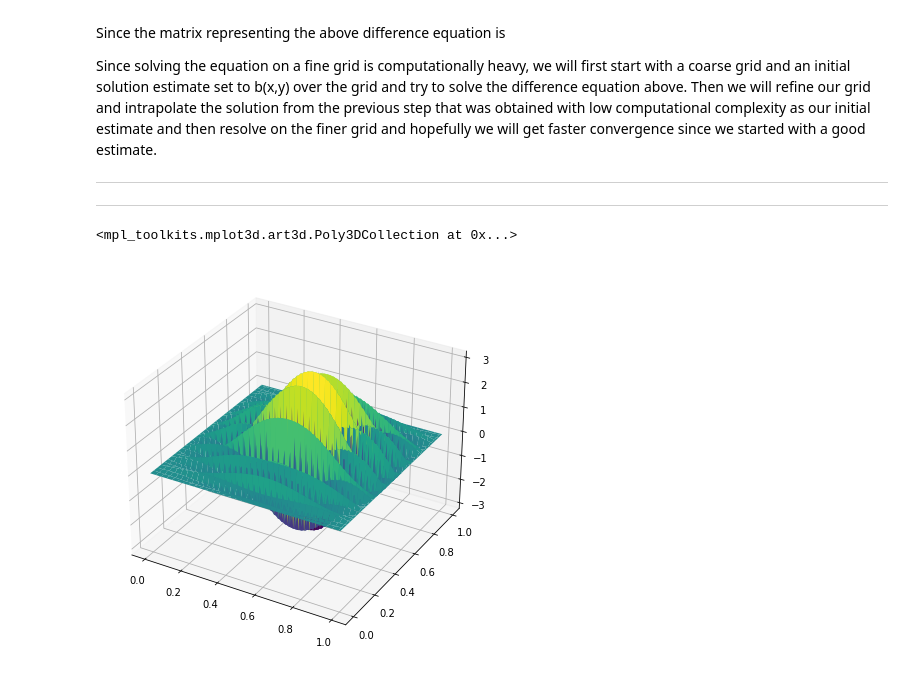
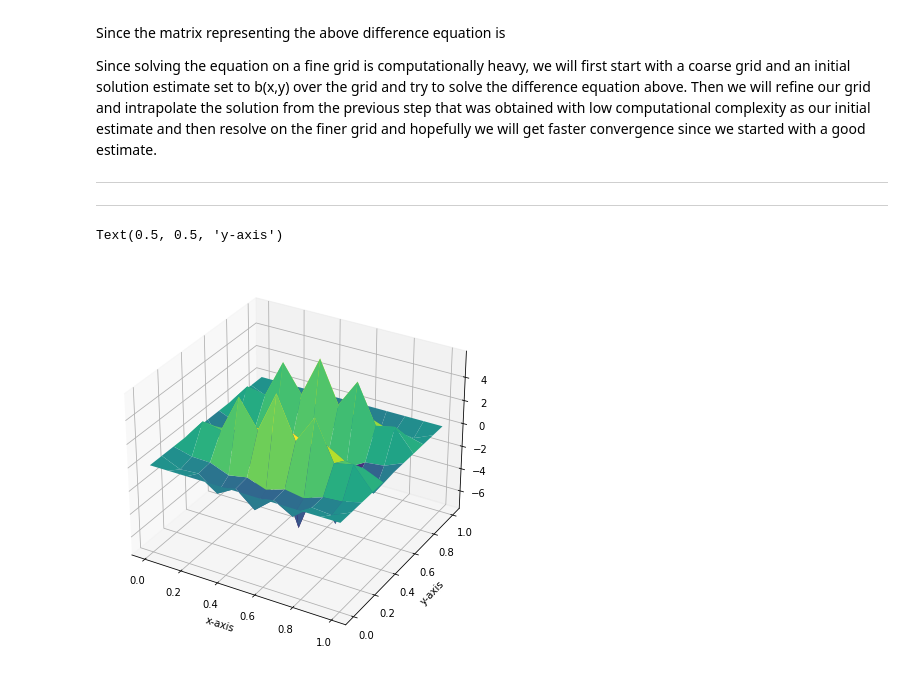
Before and after one commit to NeveIsa/MATH501, a Jupyter notebook: python/PoissionEquation.ipynb, the cells around one changed output. Saved outputs shown, nothing was run; the diff lists cells and outputs as text; code cells hidden in the pictures.

```diff
--- a/python/PoissionEquation.ipynb
+++ b/python/PoissionEquation.ipynb
@@ -103,20 +112,3 @@ def interpolate(prev_grid, new_grid, interpolate_on_values):
-# %%
-domain = (0, 1, 0, 1)
-parts = (100,100)
-
-hx = (domain[1] - domain[0])/ parts[0]
-hy = (domain[3] - domain[2]) / parts[1]
-
-assert hy == hx
-h = hx # or hy
-
-
-xs,ys = getGrid(domain, parts)
-
-gs = g(xs,ys)
-bs = b(xs,ys)
-
-fs = bs # intial soln estimate
 # %%
 def solve(fs,gs):
     # initial guess = bs
@@ -134,16 +126,35 @@ def solve(fs,gs):
 
 
     return new_fs
+# %%
+domain = (0, 1, 0, 1)
+parts = (10,10)
+
+hx = (domain[1] - domain[0])/ parts[0]
+hy = (domain[3] - domain[2]) / parts[1]
+
+assert hy == hx
+h = hx # or hy
+
+
+xs,ys = getGrid(domain, parts)
+
+gs = g(xs,ys)
+bs = b(xs,ys)
+
+fs = bs # intial soln estimate
 # %%
-max_iters = 500
+max_iters = 65
 
 for i in tqdm(range(max_iters), ncols=70, colour="GREEN"):
     fs = solve(fs,gs)
 # %%
 fig = plt.figure()
 ax = plt.axes(projection='3d')
 
 ax.plot_surface(xs,ys,fs, cmap="viridis")
+ax.set_xlabel("x-axis")
+ax.set_ylabel("y-axis")
 # %% [output]
-<mpl_toolkits.mplot3d.art3d.Poly3DCollection at 0x...>
+Text(0.5, 0.5, 'y-axis')
-[figure, old version]
+[figure, new version]
```
Also changed, not shown: parts of 2 cells of this notebook.
